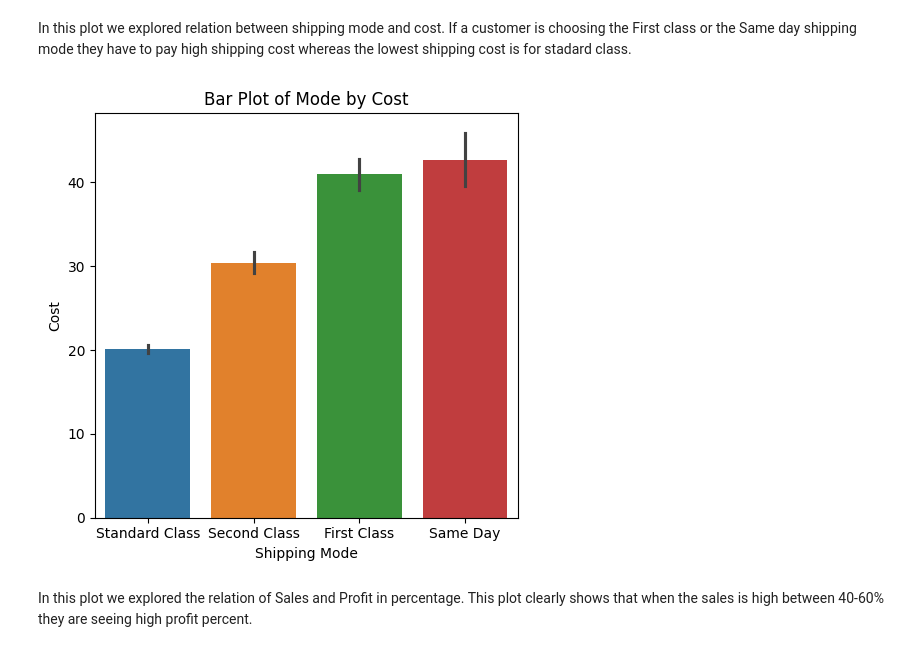
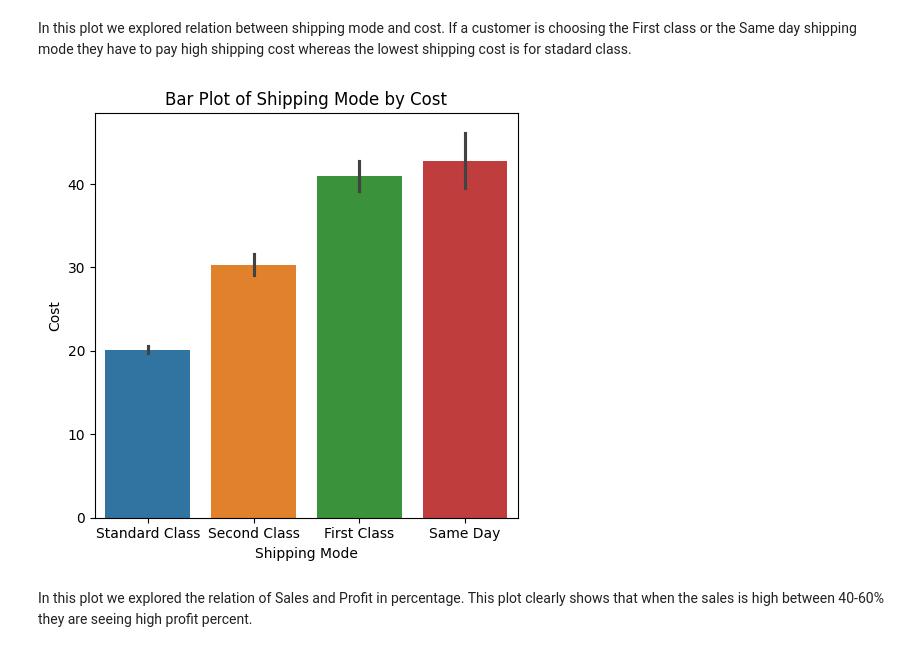
Before and after one commit to Sattar99/Gold_PY_Final, a Jupyter notebook: Gold_PY_Final/Gold_FinalProject.ipynb, the cells around one changed output. Cells and saved outputs as stored; diff of their text form; code cells hidden in the pictures.

```diff
--- a/Gold_PY_Final/Gold_FinalProject.ipynb
+++ b/Gold_PY_Final/Gold_FinalProject.ipynb
@@ -414,15 +430,15 @@ In this plot we explored relation between shipping mode and cost. If a customer
 # %%
 EDA_df['Ship.Mode']= EDA_df['Ship.Mode'].fillna('Unknown')
 EDA_df['Shipping.Cost']= EDA_df['Shipping.Cost'].fillna(0)
 plt.figure(figsize=(5, 5))
 sns.barplot(x='Ship.Mode', y='Shipping.Cost', data=EDA_df, hue="Ship.Mode")
-plt.title('Bar Plot of Mode by Cost')
+plt.title('Bar Plot of Shipping Mode by Cost')
 plt.xlabel('Shipping Mode')
 plt.ylabel('Cost')
 plt.tight_layout()
 plt.show()
 # %% [output]
-[figure, old version]
+[figure, new version]
 # %% [markdown]
 In this plot we explored the relation of Sales and Profit in percentage. This plot clearly shows that when the sales is high between 40-60% they are seeing high profit percent.
 # %%
```
Also changed, not shown: parts of 43 cells of this notebook.
